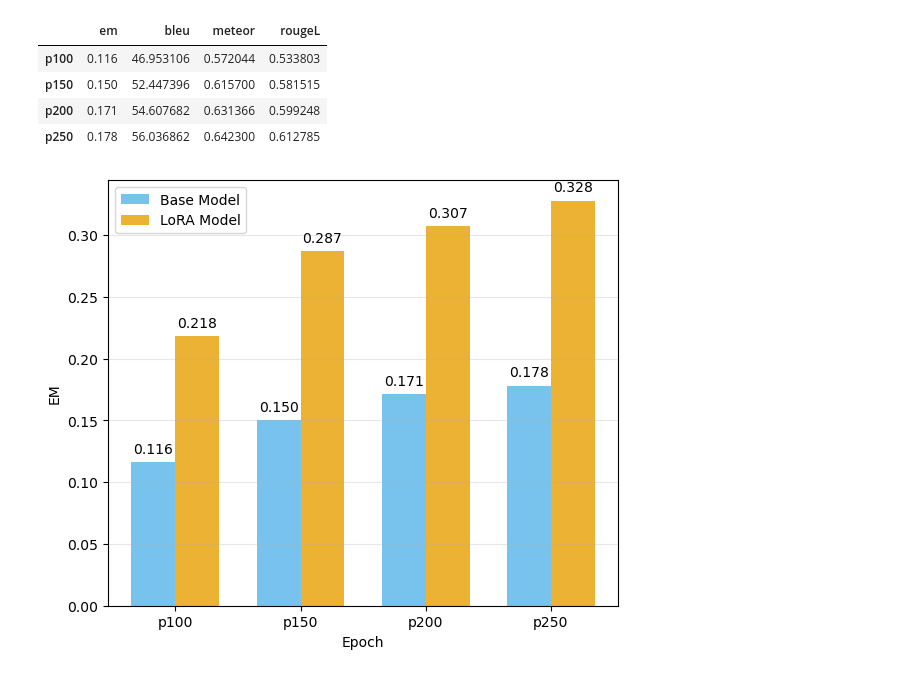
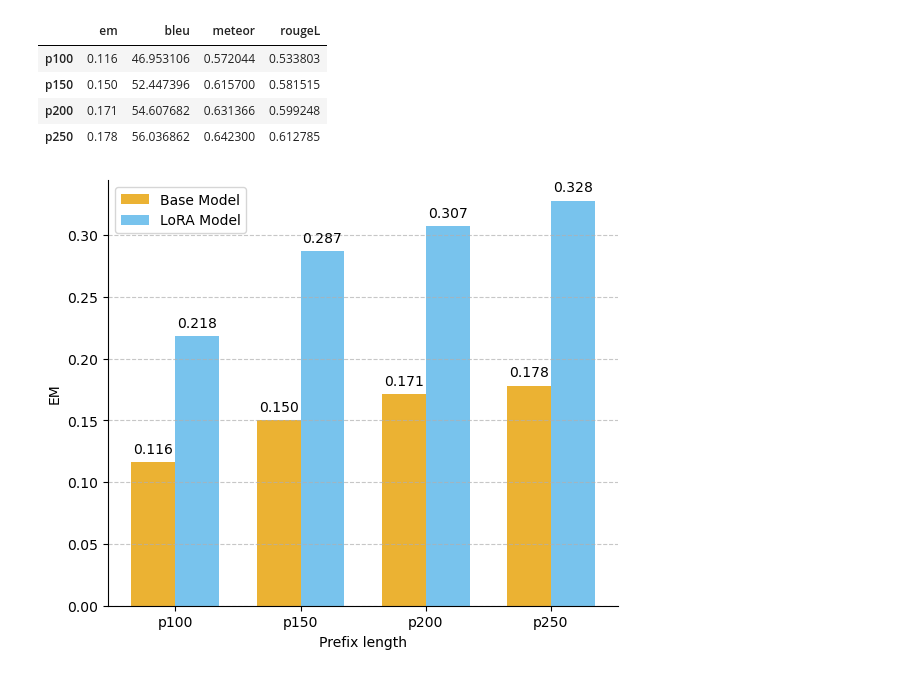
Before and after one commit to AISE-TUDelft/LLM4Code-memtune-ext, a Jupyter notebook: experiments/lora/forgetting/results/results_forg.ipynb, the cells around one changed output. Drawn from its saved outputs; the diff is of its cells as text; code cells hidden in the pictures.

Commit message:
exp: improve plot coherence

```diff
--- a/experiments/lora/forgetting/results/results_forg.ipynb
+++ b/experiments/lora/forgetting/results/results_forg.ipynb
@@ -107,11 +107,11 @@ bar_width = 0.35
 
 # Plot base model EM
 base_bars = ax.bar(x_pos - bar_width/2, base_em, bar_width,
-                   label='Base Model', color='#56B4E9', alpha=0.8)
+                   label='Base Model', color='#E69F00', alpha=0.8)
 
 # Plot LoRA model EM (starting from ep1)
 lo_bars = ax.bar(x_pos[1:] + bar_width/2, lo_em, bar_width,
-                 label='LoRA Model', color='#E69F00', alpha=0.8)
+                 label='LoRA Model', color='#56B4E9', alpha=0.8)
 
 # Customize the plot
 ax.set_xlabel('Epoch')
@@ -129,6 +129,12 @@ for bars in [base_bars, lo_bars]:
         ax.text(bar.get_x() + bar.get_width()/2, height + 0.005,
                 f'{height:.3f}', ha='center', va='bottom', fontsize=10)
 
+ax.grid(axis='y', linestyle='--', alpha=0.7)
+
+# Hide all but the bottom spines (axis lines)
+ax.spines["right"].set_visible(False)
+ax.spines["top"].set_visible(False)
+
 plt.tight_layout()
 plt.show()
 
@@ -268,33 +274,38 @@ lo_em = [lo_means.loc[pl, 'em'] for pl in plens]
 x_pos = np.arange(len(plens))
 bar_width = 0.35
 
 # Plot base model EM
 base_bars = ax.bar(x_pos - bar_width/2, base_em, bar_width,
-                   label='Base Model', color='#56B4E9', alpha=0.8)
+                   label='Base Model', color='#E69F00', alpha=0.8)
 
 # Plot LoRA model EM (starting from ep1)
 lo_bars = ax.bar(x_pos + bar_width/2, lo_em, bar_width,
-                 label='LoRA Model', color='#E69F00', alpha=0.8)
+                 label='LoRA Model', color='#56B4E9', alpha=0.8)
 
 # Customize the plot
 ax.set_xlabel('Prefix length')
 ax.set_ylabel('EM')
 # ax.set_title('Exact Match Performance: Base vs LoRA Model')
 ax.set_xticks(x_pos)
 ax.set_xticklabels(plens)
 ax.legend()
 ax.grid(axis='y', alpha=0.3)
 
 # Add value labels on top of bars
 for bars in [base_bars, lo_bars]:
     for bar in bars:
         height = bar.get_height()
         ax.text(bar.get_x() + bar.get_width()/2, height + 0.005,
                 f'{height:.3f}', ha='center', va='bottom', fontsize=10)
 
+ax.grid(axis='y', linestyle='--', alpha=0.7)
+
+# Hide all but the bottom spines (axis lines)
+ax.spines["right"].set_visible(False)
+ax.spines["top"].set_visible(False)
 plt.tight_layout()
 plt.show()
 
 fig.savefig('./lo_plen_forg_ep.pdf', format='pdf')
 # %% [output]
-[figure, old version]
+[figure, new version]
```
Also changed, not shown: parts of 1 cell of this notebook, 14 other files.
